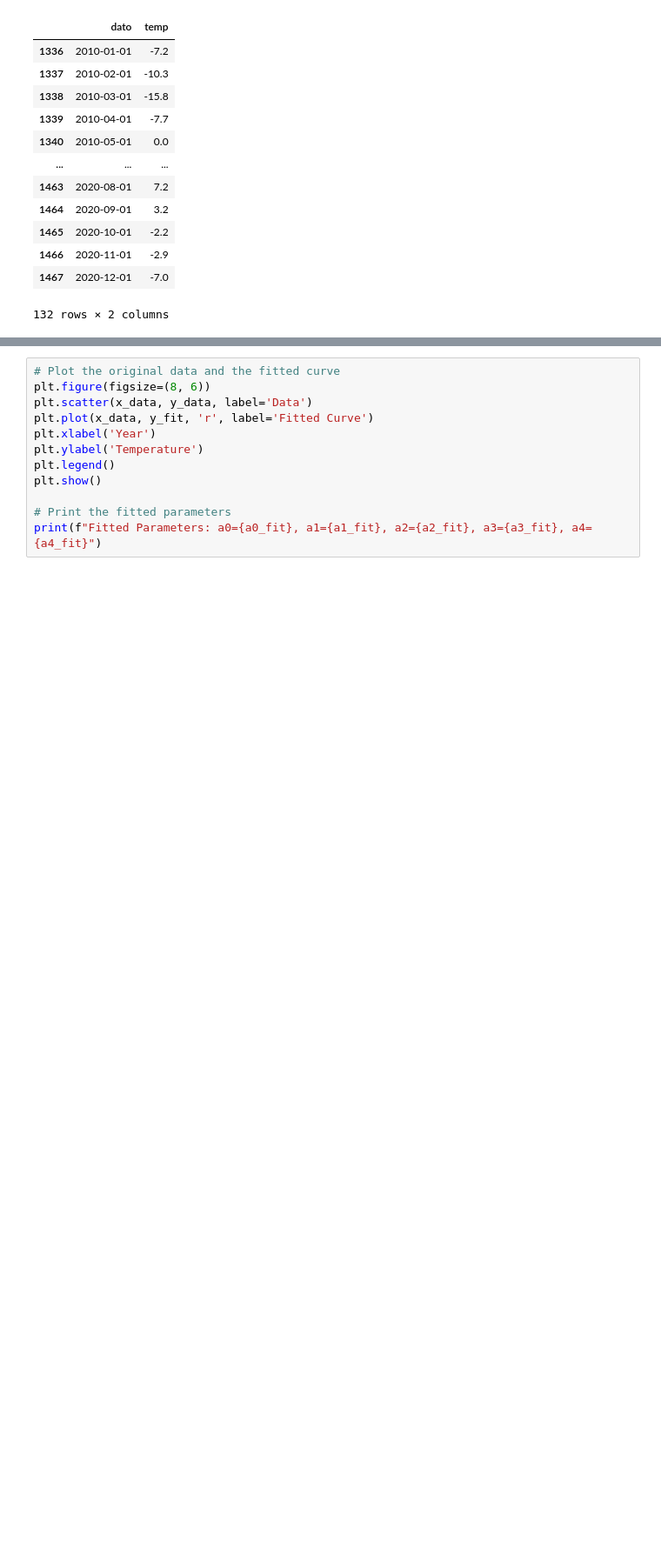
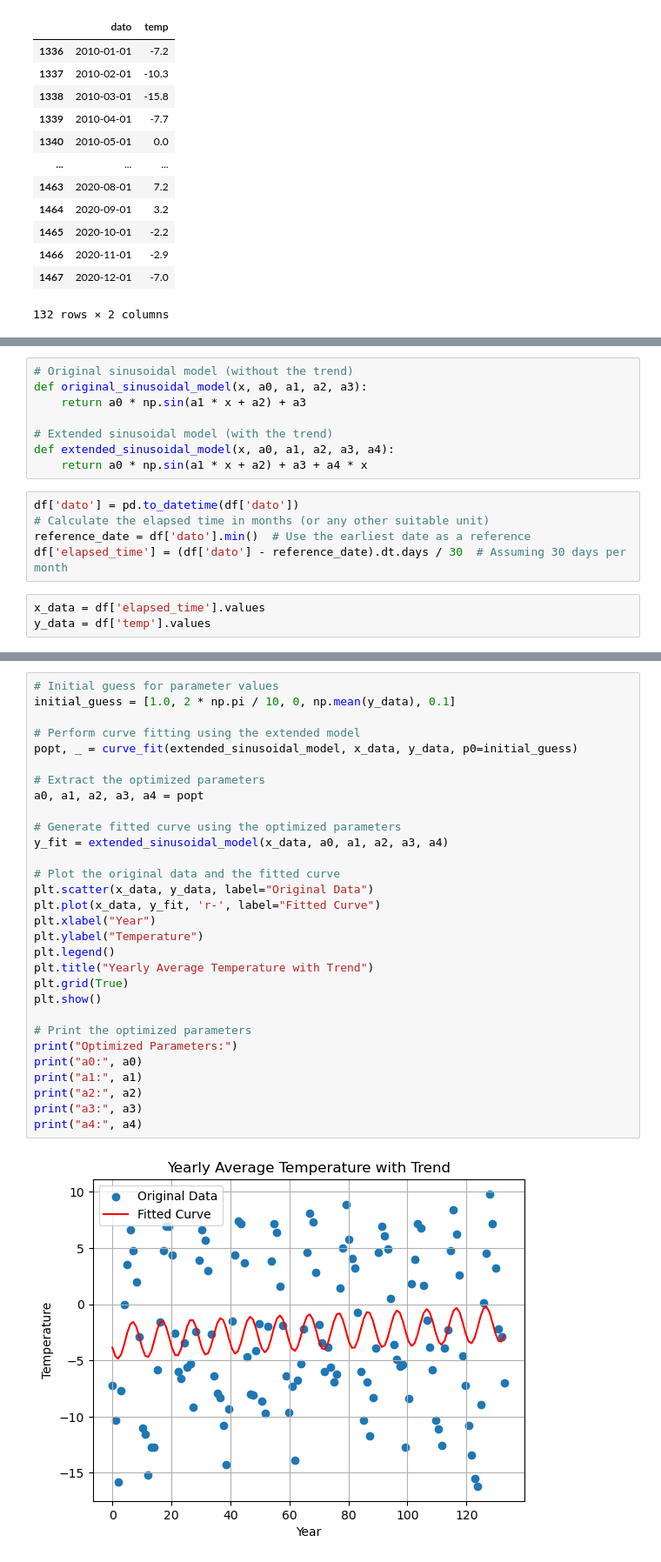
Before and after one commit to 591118/ADA501, a Jupyter notebook: oblig1.ipynb, the cells around one changed output, grey strips where cells are left out. Shown at 87% size. Cells and saved outputs as stored; diff of their text form; blank space fills up the shorter version.

```diff
--- a/oblig1.ipynb
+++ b/oblig1.ipynb
@@ -182,0 +208,16 @@ UFuncTypeError: ufunc 'multiply' cannot use operands with types dtype('float64')
+# %%
+# Original sinusoidal model (without the trend)
+def original_sinusoidal_model(x, a0, a1, a2, a3):
+    return a0 * np.sin(a1 * x + a2) + a3
+
+# Extended sinusoidal model (with the trend)
+def extended_sinusoidal_model(x, a0, a1, a2, a3, a4):
+    return a0 * np.sin(a1 * x + a2) + a3 + a4 * x
+# %%
+df['dato'] = pd.to_datetime(df['dato'])
+# Calculate the elapsed time in months (or any other suitable unit)
+reference_date = df['dato'].min()  # Use the earliest date as a reference
+df['elapsed_time'] = (df['dato'] - reference_date).dt.days / 30  # Assuming 30 days per month
+# %%
+x_data = df['elapsed_time'].values
+y_data = df['temp'].values
@@ -183,12 +244,32 @@ UFuncTypeError: ufunc 'multiply' cannot use operands with types dtype('float64')
 # %%
+# Initial guess for parameter values
+initial_guess = [1.0, 2 * np.pi / 10, 0, np.mean(y_data), 0.1]
+
+# Perform curve fitting using the extended model
+popt, _ = curve_fit(extended_sinusoidal_model, x_data, y_data, p0=initial_guess)
+
+# Extract the optimized parameters
+a0, a1, a2, a3, a4 = popt
+
+# Generate fitted curve using the optimized parameters
+y_fit = extended_sinusoidal_model(x_data, a0, a1, a2, a3, a4)
+
 # Plot the original data and the fitted curve
-plt.figure(figsize=(8, 6))
-plt.scatter(x_data, y_data, label='Data')
-plt.plot(x_data, y_fit, 'r', label='Fitted Curve')
-plt.xlabel('Year')
-plt.ylabel('Temperature')
+plt.scatter(x_data, y_data, label="Original Data")
+plt.plot(x_data, y_fit, 'r-', label="Fitted Curve")
+plt.xlabel("Year")
+plt.ylabel("Temperature")
 plt.legend()
+plt.title("Yearly Average Temperature with Trend")
+plt.grid(True)
 plt.show()
 
-# Print the fitted parameters
-print(f"Fitted Parameters: a0={a0_fit}, a1={a1_fit}, a2={a2_fit}, a3={a3_fit}, a4={a4_fit}")
+# Print the optimized parameters
+print("Optimized Parameters:")
+print("a0:", a0)
+print("a1:", a1)
+print("a2:", a2)
+print("a3:", a3)
+print("a4:", a4)
+# %% [output]
+[figure, added]
```
Also changed, not shown: parts of 12 cells of this notebook.
